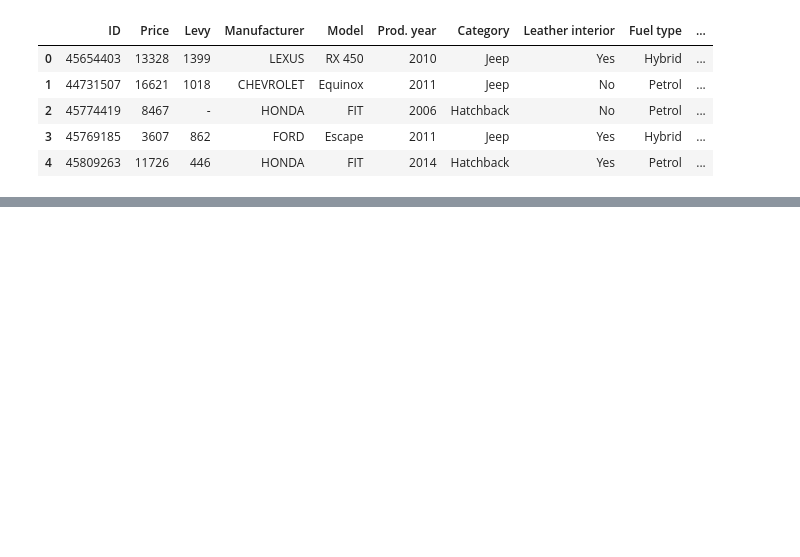
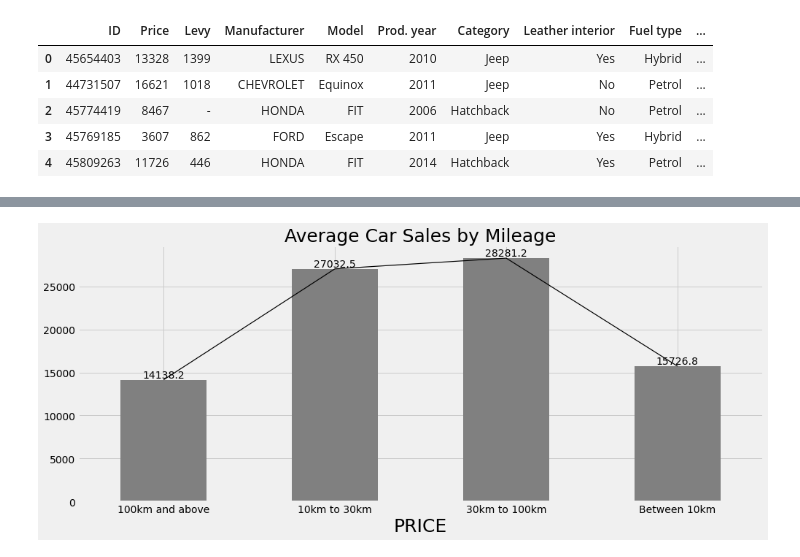
Before and after one commit to AgbajeAyomipo/Car-Price-Project, a Jupyter notebook: notebooks/script_.ipynb, the cells around one changed output, grey strips where cells are left out. Drawn from its saved outputs; the diff is of its cells as text; code cells hidden in the pictures; blank space fills up the shorter version.

```diff
--- a/notebooks/script_.ipynb
+++ b/notebooks/script_.ipynb
@@ -22,0 +158,22 @@ df_.head()
+# %%
+def mileage_(col_):
+    return int(col_.split(' ')[0])
+
+df_['Mileage'] = df_['Mileage'].apply(mileage_)
+# %%
+def mileage_map_mini_(col_):
+    if (col_ >= 0) & (col_ <= 10000):
+        return 'Between 10km'
+    elif (col_ > 10000) & (col_ <= 30000):
+        return '10km to 30km'
+    elif (col_ > 30000) & (col_ <= 100000):
+        return '30km to 100km'
+    elif (col_ > 100000):
+        return '100km and above'
+
+df_['Mileage'] = df_['Mileage'].map(mileage_map_mini_)
+# %%
+Mileage_group_ = df_.groupby('Mileage')
+Mileage_group_mean_ = Mileage_group_.mean()
+Mileage_summary_ = Mileage_group_mean_[['Price']]
+Mileage_summary_.head()
@@ -22,0 +187,4 @@ df_.head()
+# %%
+bar_plot_(df__ = Mileage_summary_, title_ = 'Average Car Sales by Mileage', save_name='ok')
+# %% [output]
+[figure, added]
```
Also changed, not shown: parts of 57 cells of this notebook, 8 other files.
